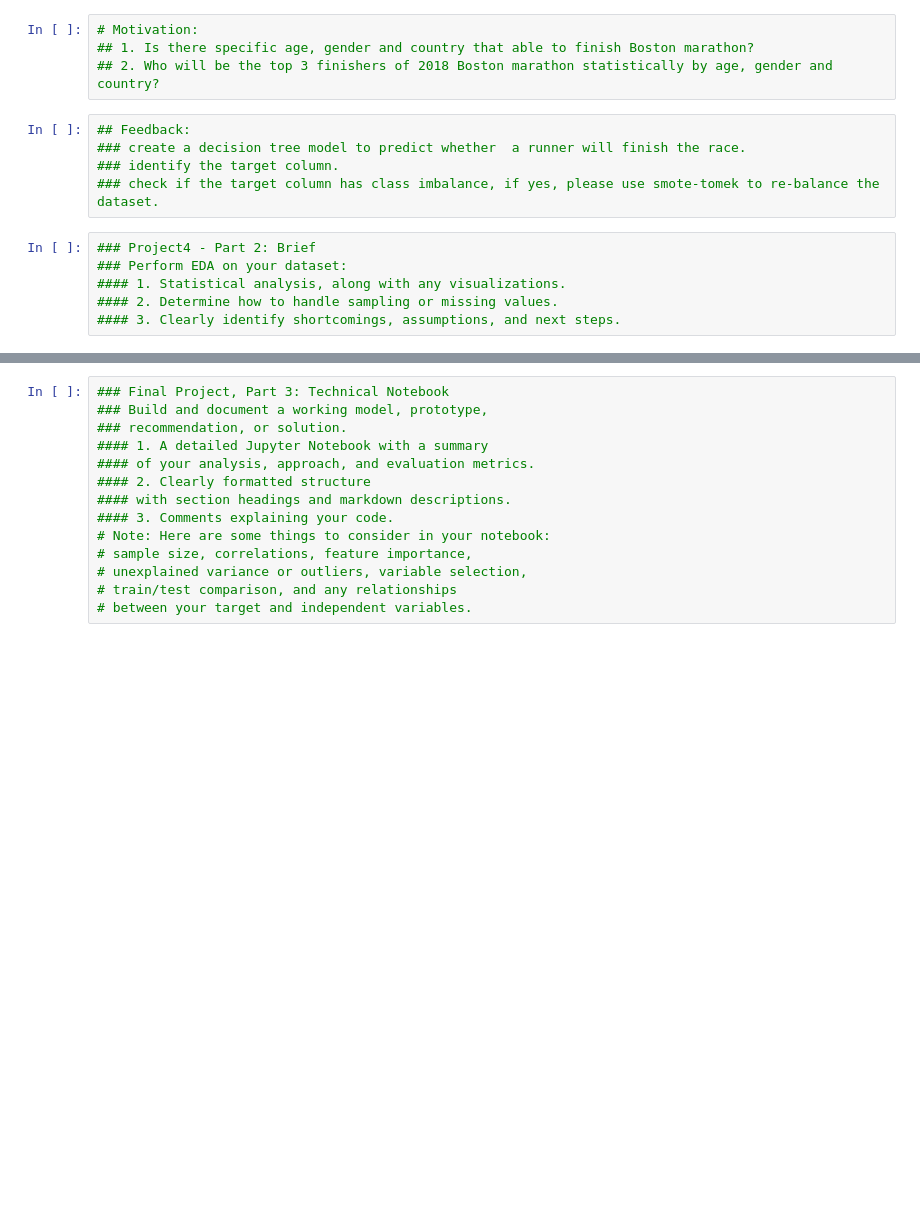
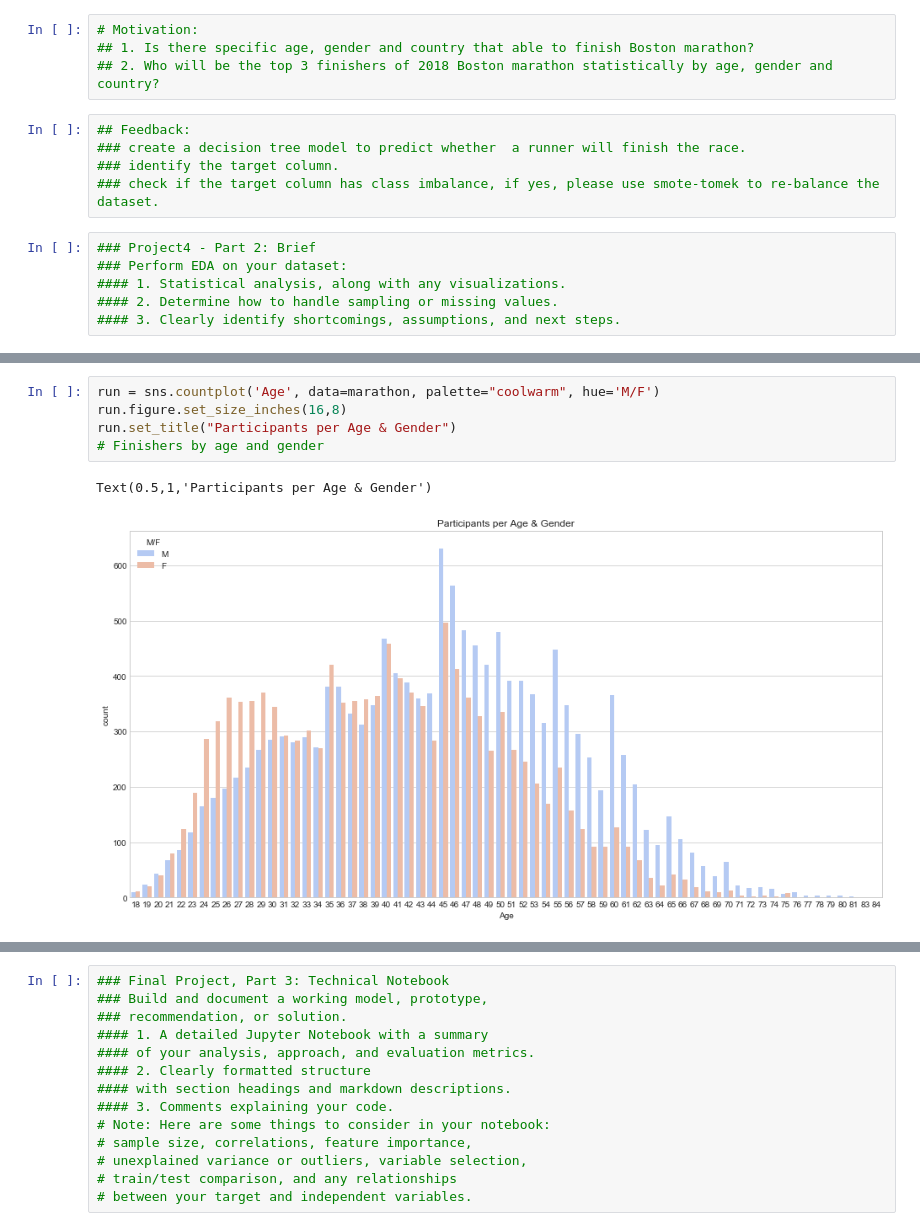
Before and after one commit to ZuluMartin/Study4, a Jupyter notebook: marathon1.ipynb, the cells around one changed output, grey strips where cells are left out. Saved outputs shown, nothing was run; the diff lists cells and outputs as text; blank space fills up the shorter version.

```diff
--- a/marathon1.ipynb
+++ b/marathon1.ipynb
@@ -28,0 +80,8 @@ import time
+# %%
+run = sns.countplot('Age', data=marathon, palette="coolwarm", hue='M/F')
+run.figure.set_size_inches(16,8)
+run.set_title("Participants per Age & Gender")
+# Finishers by age and gender
+# %% [output]
+Text(0.5,1,'Participants per Age & Gender')
+[figure, added]
```
Also changed, not shown: parts of 72 cells of this notebook.
